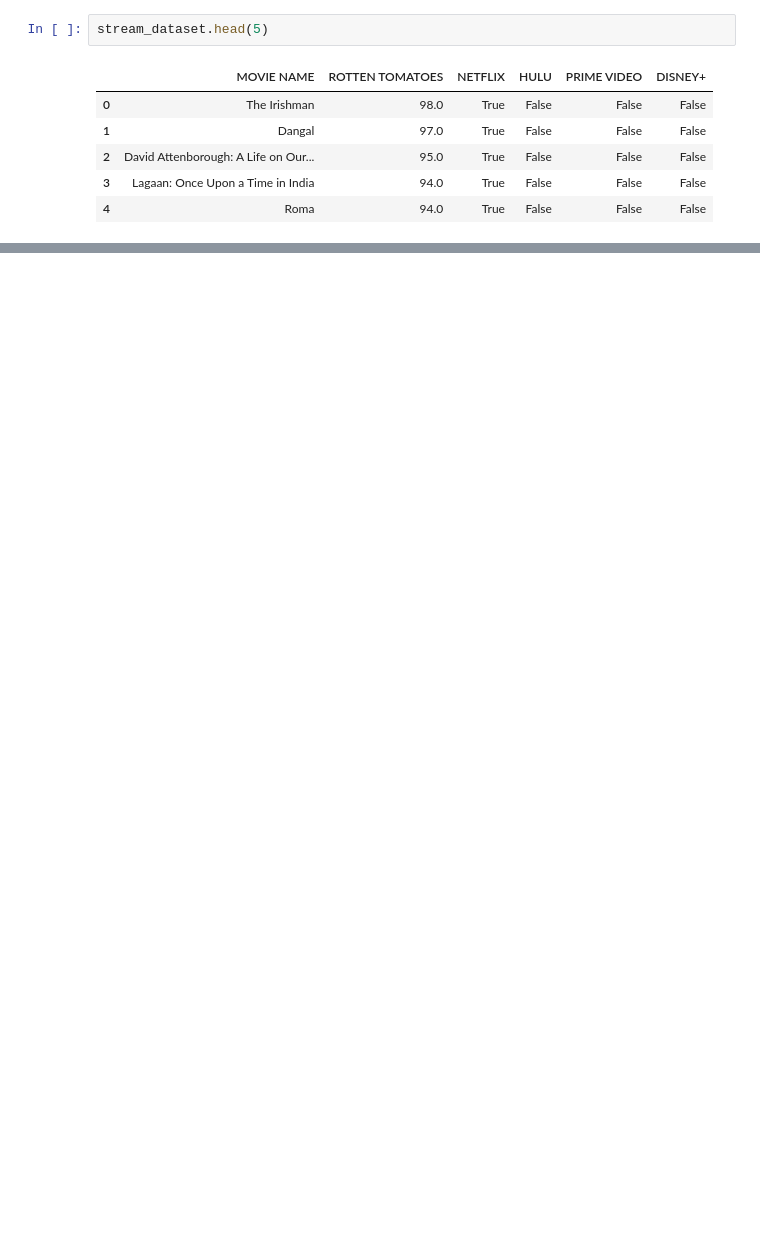
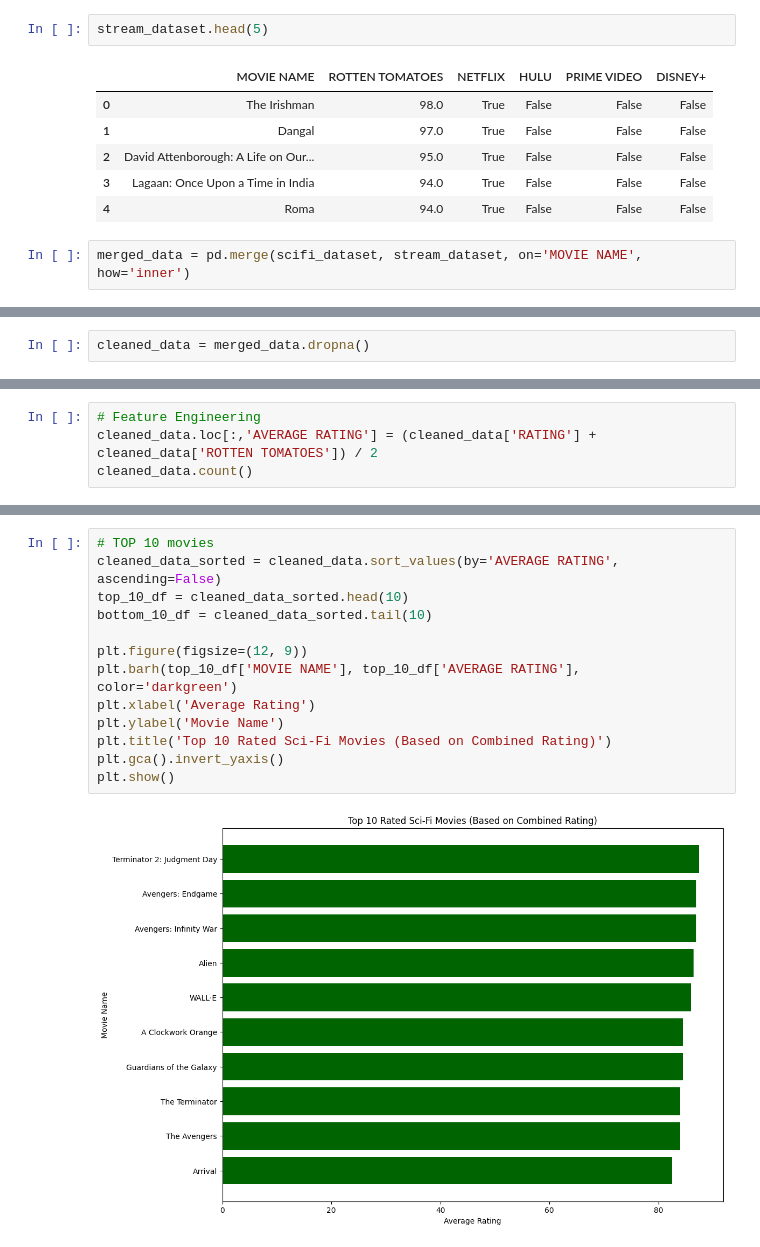
Before and after one commit to danthreepo/CapstoneProject_2025, a Jupyter notebook: vankirk_capstone_project_2025.ipynb, the cells around one changed output, grey strips where cells are left out. Drawn from its saved outputs; the diff is of its cells as text; blank space fills up the shorter version.

```diff
--- a/vankirk_capstone_project_2025.ipynb
+++ b/vankirk_capstone_project_2025.ipynb
@@ -82,3 +95,5 @@ stream_dataset.head(5)
 | 2 | David Attenborough: A Life on Our... | 95.0 | True | False | False | False |
 | 3 | Lagaan: Once Upon a Time in India | 94.0 | True | False | False | False |
 | 4 | Roma | 94.0 | True | False | False | False |
+# %%
+merged_data = pd.merge(scifi_dataset, stream_dataset, on='MOVIE NAME', how='inner')
@@ -84,0 +138,2 @@ stream_dataset.head(5)
+# %%
+cleaned_data = merged_data.dropna()
@@ -84,0 +186,4 @@ stream_dataset.head(5)
+# %%
+# Feature Engineering
+cleaned_data.loc[:,'AVERAGE RATING'] = (cleaned_data['RATING'] + cleaned_data['ROTTEN TOMATOES']) / 2
+cleaned_data.count()
@@ -84,0 +238,15 @@ stream_dataset.head(5)
+# %%
+# TOP 10 movies
+cleaned_data_sorted = cleaned_data.sort_values(by='AVERAGE RATING', ascending=False)
+top_10_df = cleaned_data_sorted.head(10)
+bottom_10_df = cleaned_data_sorted.tail(10)
+
+plt.figure(figsize=(12, 9))
+plt.barh(top_10_df['MOVIE NAME'], top_10_df['AVERAGE RATING'], color='darkgreen')
+plt.xlabel('Average Rating')
+plt.ylabel('Movie Name')
+plt.title('Top 10 Rated Sci-Fi Movies (Based on Combined Rating)')
+plt.gca().invert_yaxis()
+plt.show()
+# %% [output]
+[figure, added]
```
Also changed, not shown: parts of 16 cells of this notebook.
